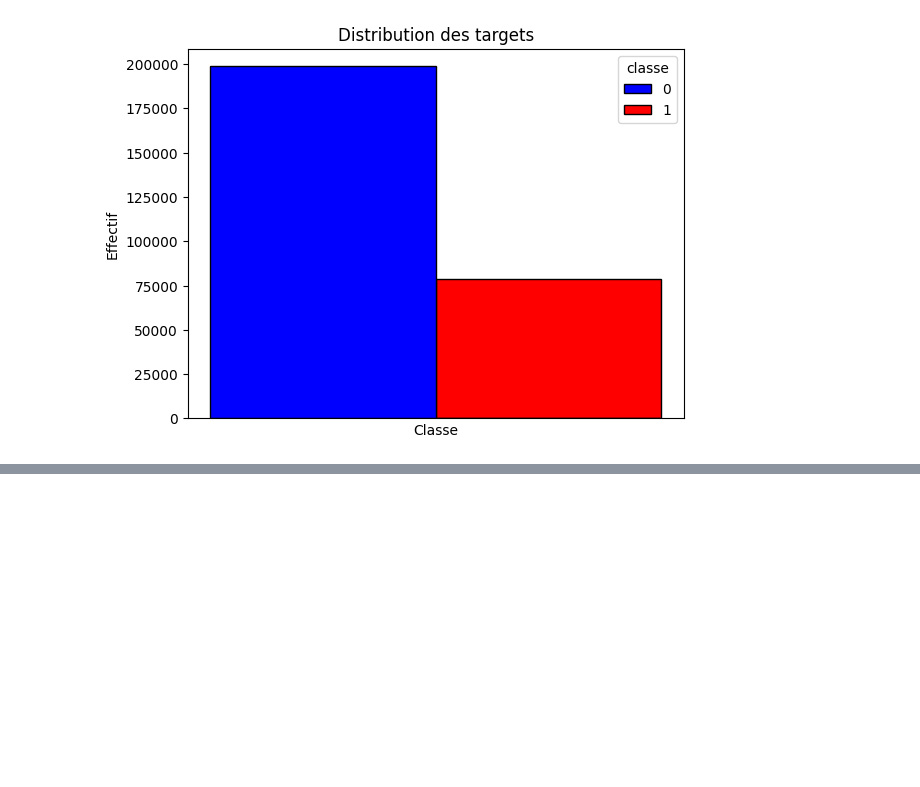
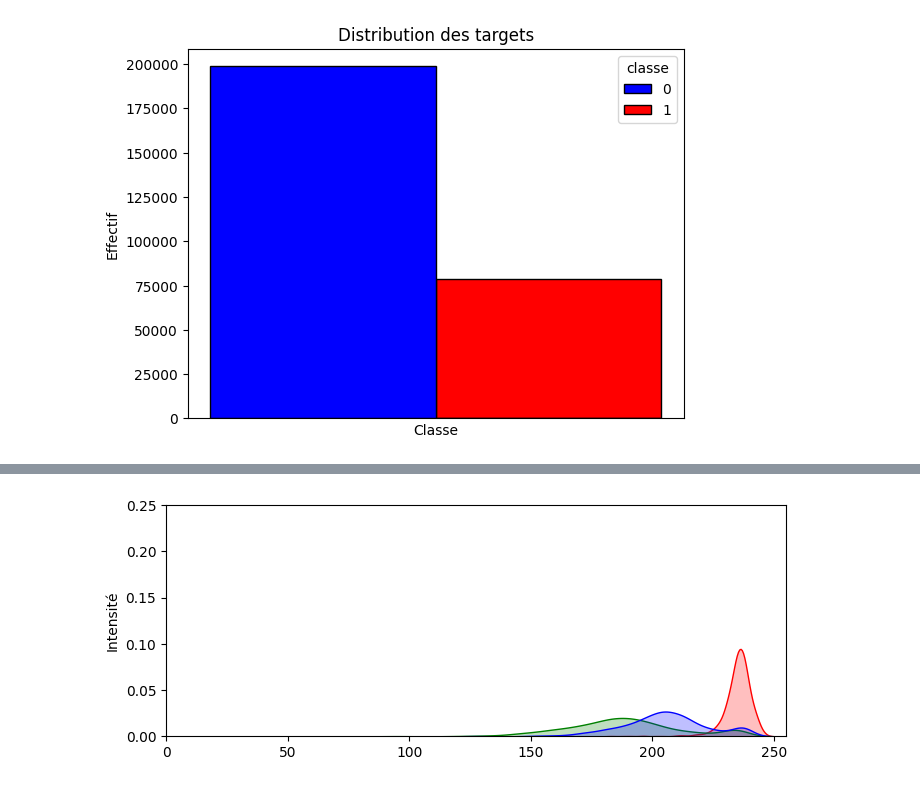
Before and after one commit to trentinx/ruban_rose, a Jupyter notebook: notebooks/01-EDA.ipynb, the cells around one changed output, grey strips where cells are left out. Saved outputs shown, nothing was run; the diff lists cells and outputs as text; code cells hidden in the pictures; blank space fills up the shorter version.

```diff
--- a/notebooks/01-EDA.ipynb
+++ b/notebooks/01-EDA.ipynb
@@ -111,12 +56,0 @@ sample =  plot_sample(10, 1)
-# %%
-def get_specter(img):
-    red_channel   = img[:, :, 0].reshape(-1)
-    green_channel = img[:, :, 1].reshape(-1)
-    blue_channel  = img[:, :, 2].reshape(-1)
-
-    fig = plt.figure(figsize=(8,3))
-    sns.kdeplot(red_channel, color="red", fill=True)
-    sns.kdeplot(green_channel, color="green", fill=True)
-    g = sns.kdeplot(blue_channel, color="blue", fill=True)
-    g.set_ylim(0,0.25)
-    g.set_ylabel("Intensité");
@@ -206,0 +65,6 @@ df = pd.DataFrame(samples,columns=columns)
+# %%
+sample = list(sample_0.values())[1][0].array
+# %%
+get_specter(sample)
+# %% [output]
+[figure, added]
```
Also changed, not shown: parts of 50 cells of this notebook, 9 other files.
